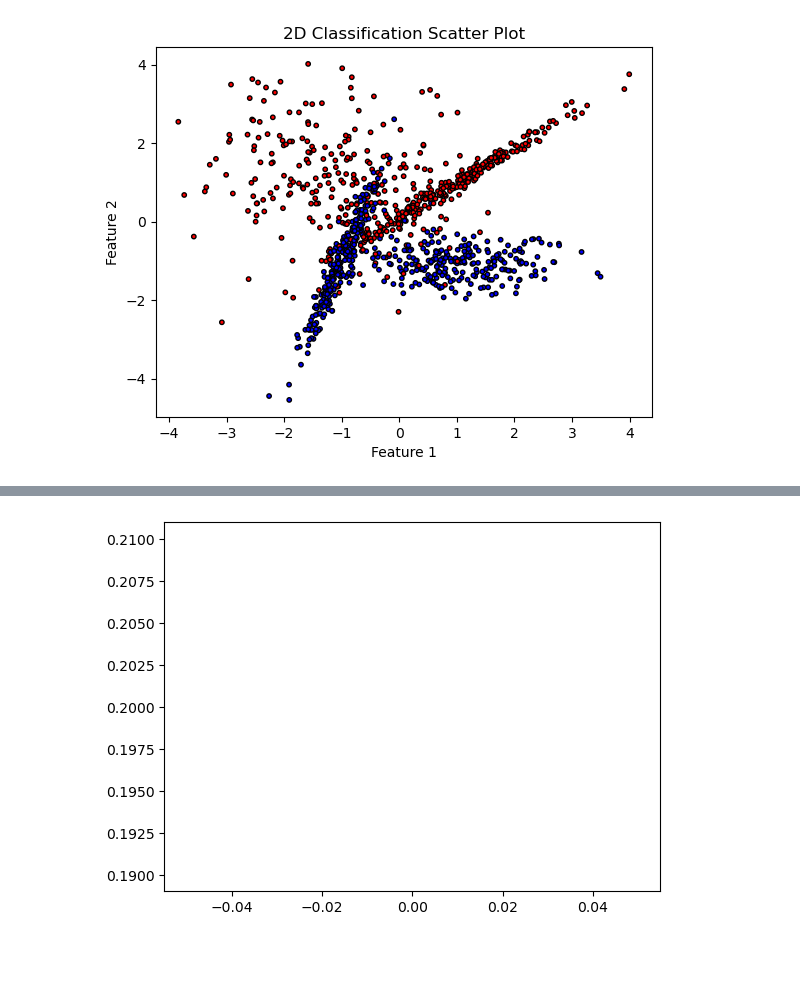
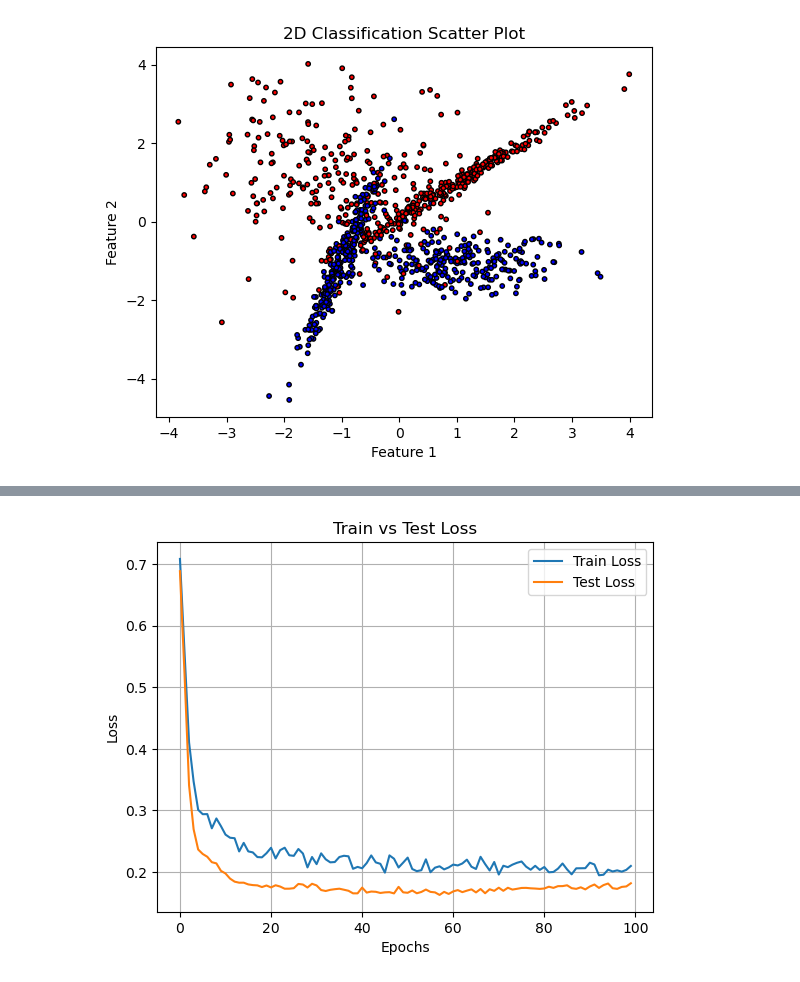
Before and after one commit to Haji-Suleman/PYTORCH-Dataset---DataLoader, a Jupyter notebook: classification_Dataset_and_Data_loader.ipynb, the cells around one changed output, grey strips where cells are left out. Cells and saved outputs as stored; diff of their text form; code cells hidden in the pictures; blank space fills up the shorter version.

Commit message:
Adding Curve of Classification

```diff
--- a/classification_Dataset_and_Data_loader.ipynb
+++ b/classification_Dataset_and_Data_loader.ipynb
@@ -104,7 +102,12 @@ Epoch: 990, Train_Loss: 0.1581733226776123, Test_Loss: 0.16749027371406555
 # %%
 with torch.inference_mode():
-    plt.plot()
-    plt.
+    plt.plot(train_loss_values, label="Train Loss")
+    plt.plot(test_loss_values, label="Test Loss")
+    plt.xlabel("Epochs")
+    plt.ylabel("Loss")
+    plt.title("Train vs Test Loss")
+    plt.legend()
+    plt.grid(True)
     plt.show()
 # %% [output]
-[figure, old version]
+[figure, new version]
```
Also changed, not shown: parts of 2 cells of this notebook.
